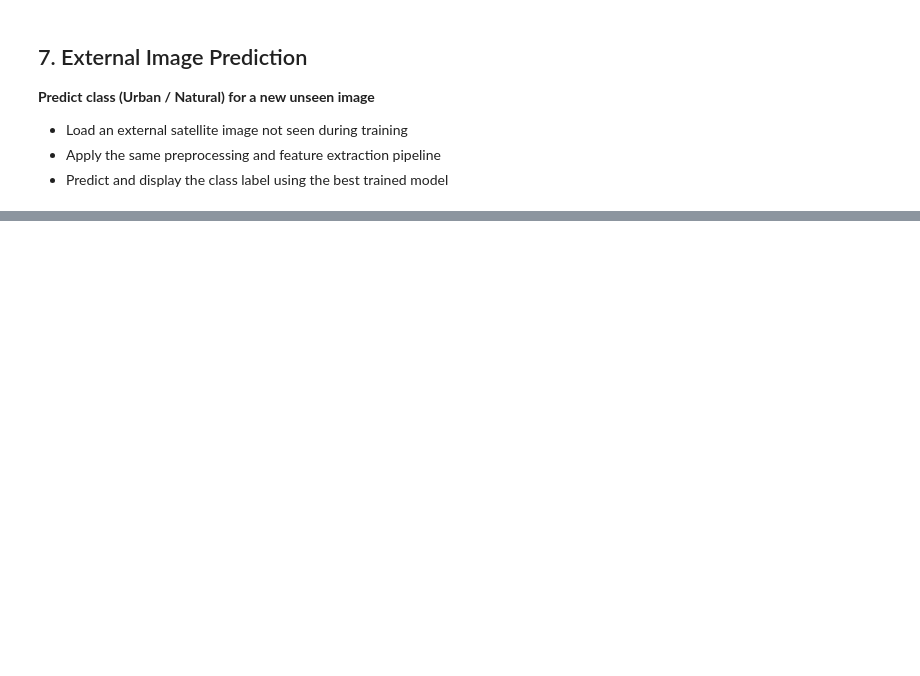
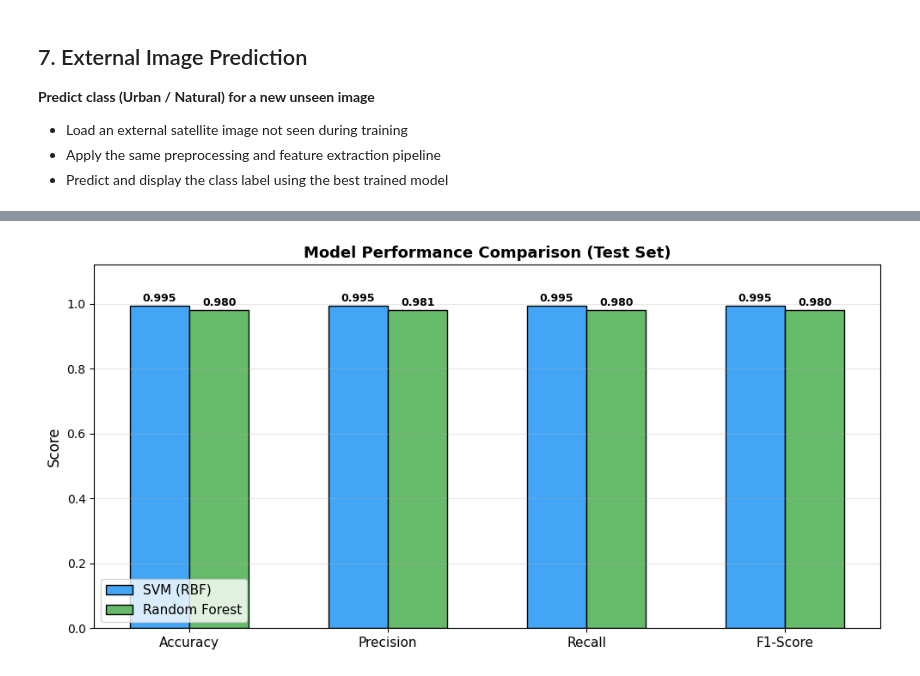
Before and after one commit to ajit-sv/satellite-image-classification-bits-cv-assignment, a Jupyter notebook: satellite-image-classification.ipynb, the cells around one changed output, grey strips where cells are left out. Drawn from its saved outputs; the diff is of its cells as text; code cells hidden in the pictures; blank space fills up the shorter version.

```diff
--- a/satellite-image-classification.ipynb
+++ b/satellite-image-classification.ipynb
@@ -603,0 +699,33 @@ else:
+# %%
+# ── Metrics Bar Chart Comparison ──────────────────────────────────────────────
+metrics_list = ['accuracy', 'precision', 'recall', 'f1']
+metric_labels = ['Accuracy', 'Precision', 'Recall', 'F1-Score']
+
+x     = np.arange(len(metric_labels))
+width = 0.3
+
+fig, ax = plt.subplots(figsize=(10, 5))
+colors = ['#42A5F5', '#66BB6A']
+
+for i, (name, r) in enumerate(results.items()):
+    vals = [r[m] for m in metrics_list]
+    bars = ax.bar(x + i * width, vals, width, label=name,
+                  color=colors[i], edgecolor='black')
+    for bar, val in zip(bars, vals):
+        ax.text(bar.get_x() + bar.get_width()/2,
+                bar.get_height() + 0.005,
+                f'{val:.3f}', ha='center', va='bottom', fontsize=9, fontweight='bold')
+
+ax.set_ylabel('Score', fontsize=12)
+ax.set_title('Model Performance Comparison (Test Set)', fontsize=13, fontweight='bold')
+ax.set_xticks(x + width / 2)
+ax.set_xticklabels(metric_labels, fontsize=11)
+ax.set_ylim(0, 1.12)
+ax.legend(fontsize=11)
+ax.grid(axis='y', alpha=0.3)
+
+plt.tight_layout()
+plt.savefig('model_comparison.png', dpi=150, bbox_inches='tight')
+plt.show()
+# %% [output]
+[figure, added]
```
Also changed, not shown: parts of 25 cells of this notebook, 1 other file.
